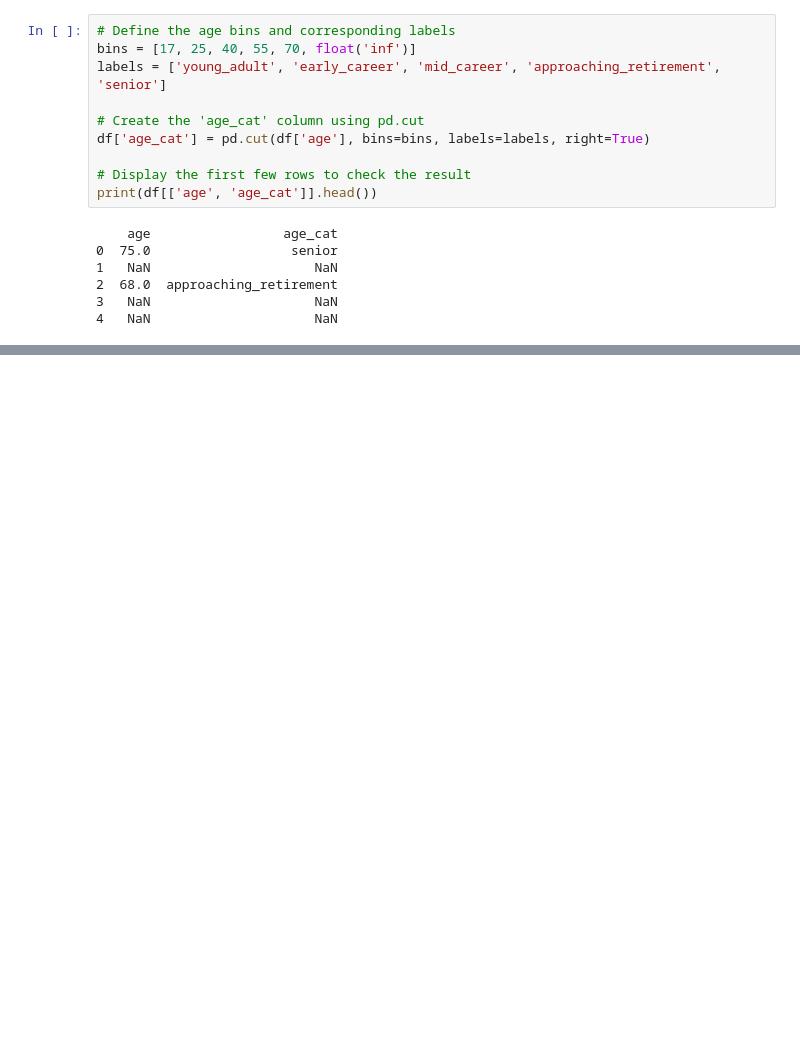
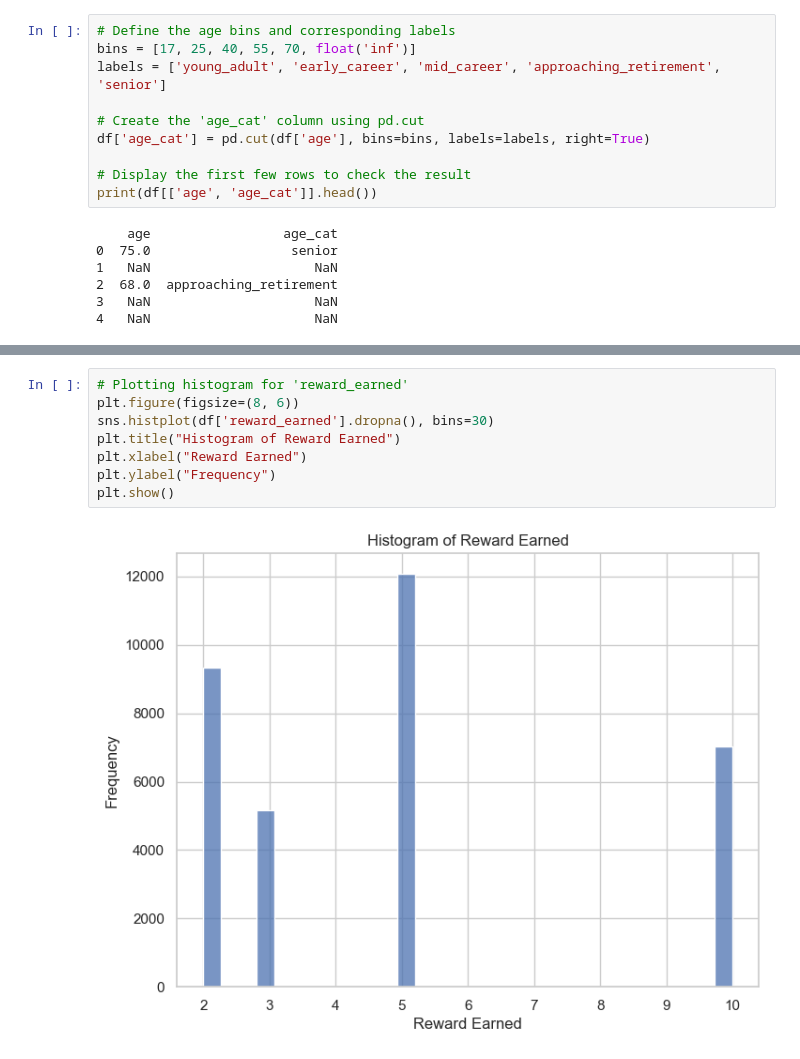
Before and after one commit to CoskunErden/Udacity_DS_Capstone_Project, a Jupyter notebook: starbucks_capstone.ipynb, the cells around one changed output, grey strips where cells are left out. Cells and saved outputs as stored; diff of their text form; blank space fills up the shorter version.

```diff
--- a/starbucks_capstone.ipynb
+++ b/starbucks_capstone.ipynb
@@ -713,0 +833,10 @@ print(df[['age', 'age_cat']].head())
+# %%
+# Plotting histogram for 'reward_earned'
+plt.figure(figsize=(8, 6))
+sns.histplot(df['reward_earned'].dropna(), bins=30)
+plt.title("Histogram of Reward Earned")
+plt.xlabel("Reward Earned")
+plt.ylabel("Frequency")
+plt.show()
+# %% [output]
+[figure, added]
```
Also changed, not shown: parts of 24 cells of this notebook.
